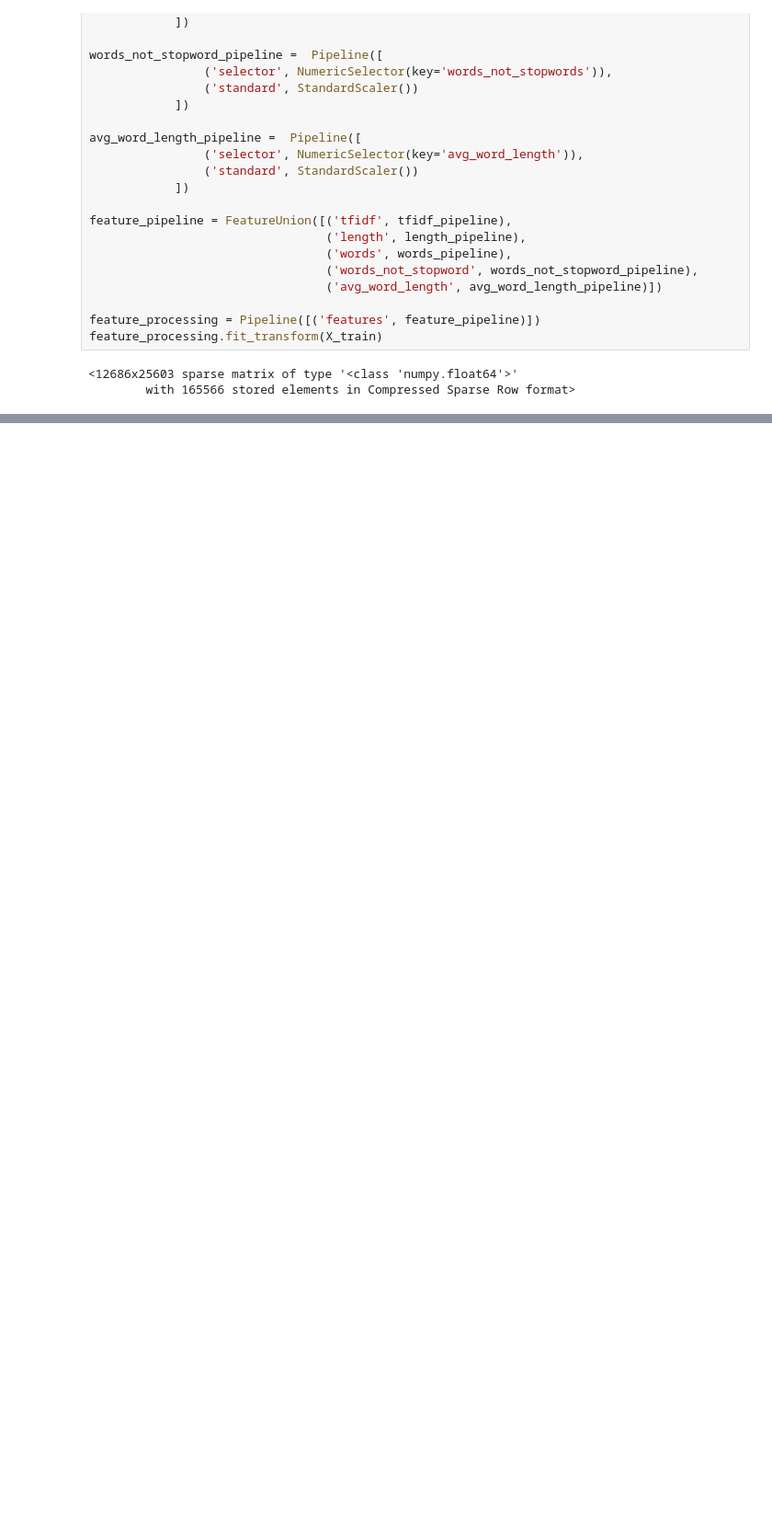
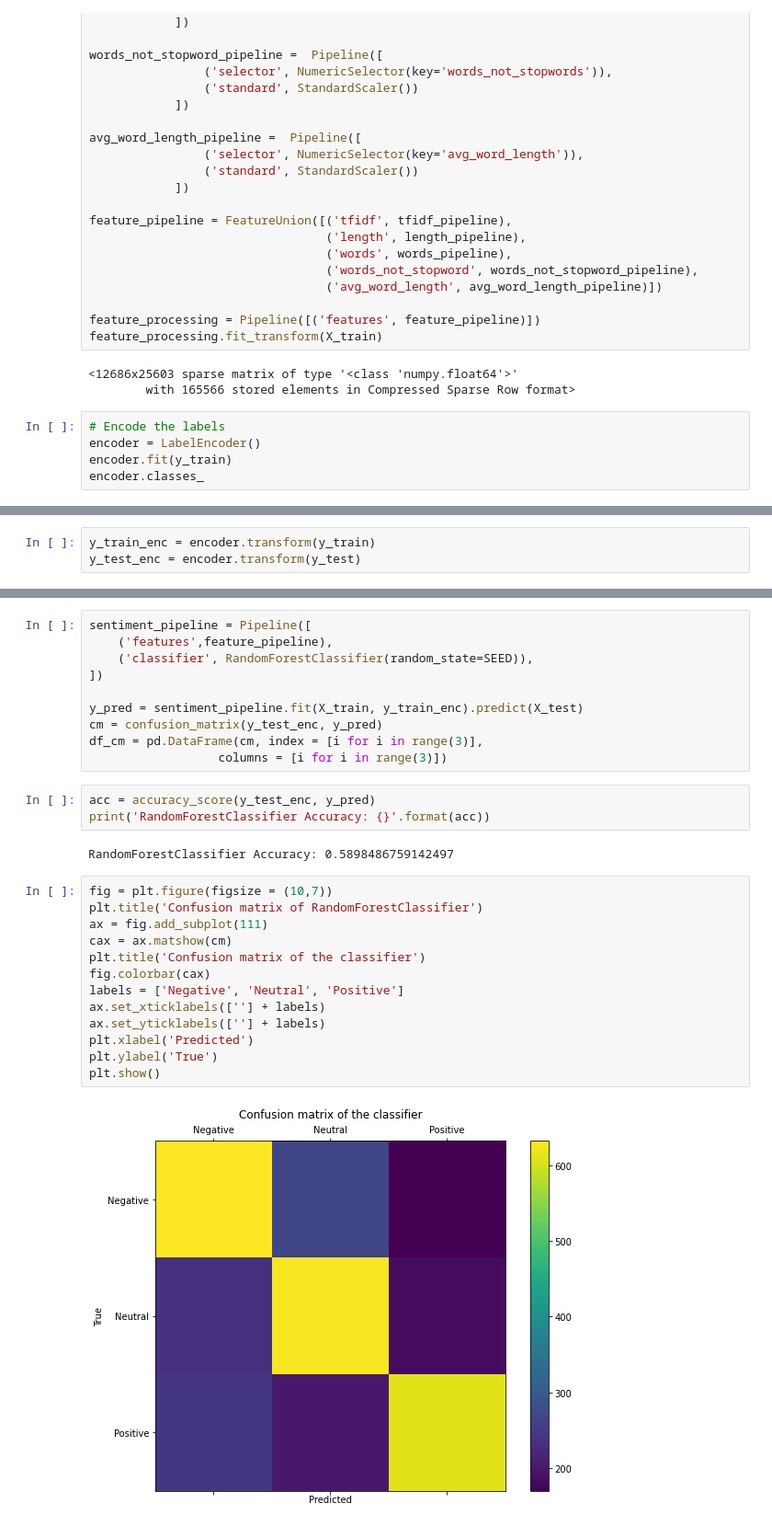
Before and after one commit to bryanfree66/colab_notebooks, a Jupyter notebook: sentiment_analysis_sample.ipynb, the cells around one changed output, grey strips where cells are left out. Shown at 92% size. Drawn from its saved outputs; the diff is of its cells as text; blank space fills up the shorter version.

```diff
--- a/sentiment_analysis_sample.ipynb
+++ b/sentiment_analysis_sample.ipynb
@@ -364,3 +362,8 @@ feature_processing.fit_transform(X_train)
 # %% [output]
 <12686x25603 sparse matrix of type '<class 'numpy.float64'>'
         with 165566 stored elements in Compressed Sparse Row format>
+# %%
+# Encode the labels
+encoder = LabelEncoder()
+encoder.fit(y_train)
+encoder.classes_
@@ -366,0 +372,3 @@ feature_processing.fit_transform(X_train)
+# %%
+y_train_enc = encoder.transform(y_train)
+y_test_enc = encoder.transform(y_test)
@@ -366,0 +381,30 @@ feature_processing.fit_transform(X_train)
+# %%
+sentiment_pipeline = Pipeline([
+    ('features',feature_pipeline),
+    ('classifier', RandomForestClassifier(random_state=SEED)),
+])
+
+y_pred = sentiment_pipeline.fit(X_train, y_train_enc).predict(X_test)
+cm = confusion_matrix(y_test_enc, y_pred)
+df_cm = pd.DataFrame(cm, index = [i for i in range(3)],
+                  columns = [i for i in range(3)])
+# %%
+acc = accuracy_score(y_test_enc, y_pred)
+print('RandomForestClassifier Accuracy: {}'.format(acc))
+# %% [output]
+RandomForestClassifier Accuracy: 0.5898486759142497
+# %%
+fig = plt.figure(figsize = (10,7))
+plt.title('Confusion matrix of RandomForestClassifier')
+ax = fig.add_subplot(111)
+cax = ax.matshow(cm)
+plt.title('Confusion matrix of the classifier')
+fig.colorbar(cax)
+labels = ['Negative', 'Neutral', 'Positive']
+ax.set_xticklabels([''] + labels)
+ax.set_yticklabels([''] + labels)
+plt.xlabel('Predicted')
+plt.ylabel('True')
+plt.show()
+# %% [output]
+[figure, added]
```
Also changed, not shown: parts of 8 cells of this notebook.
